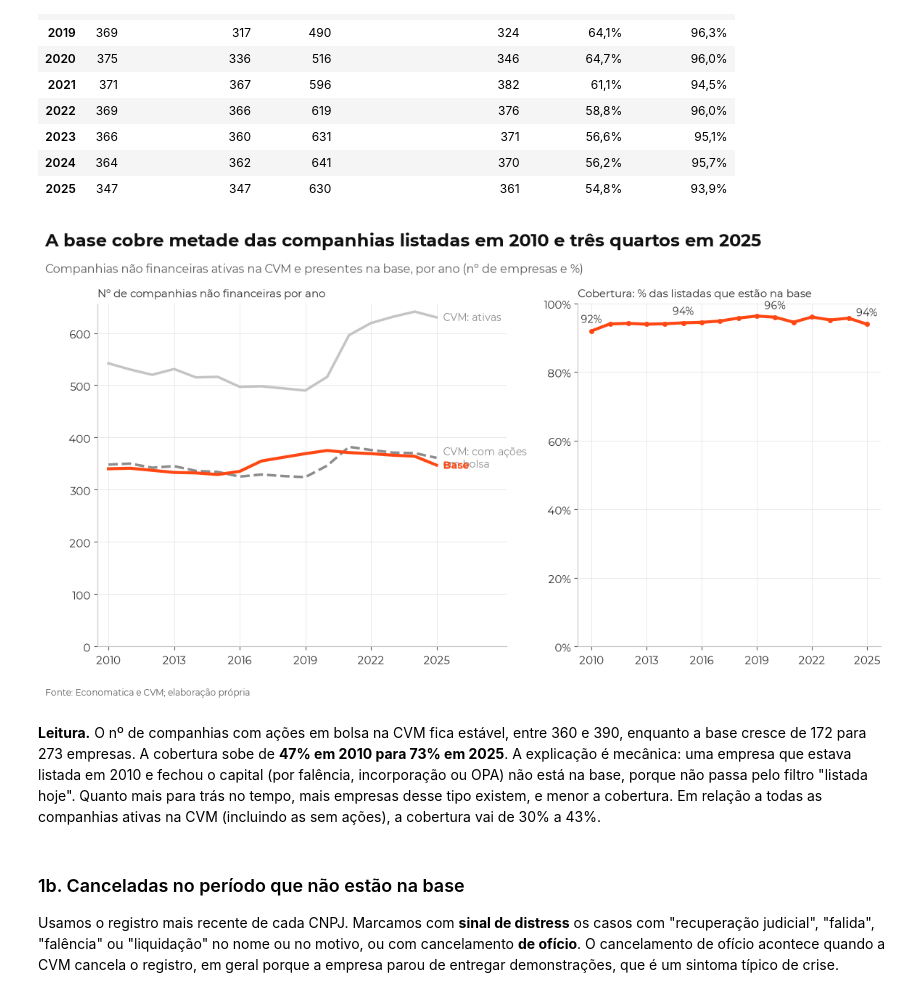
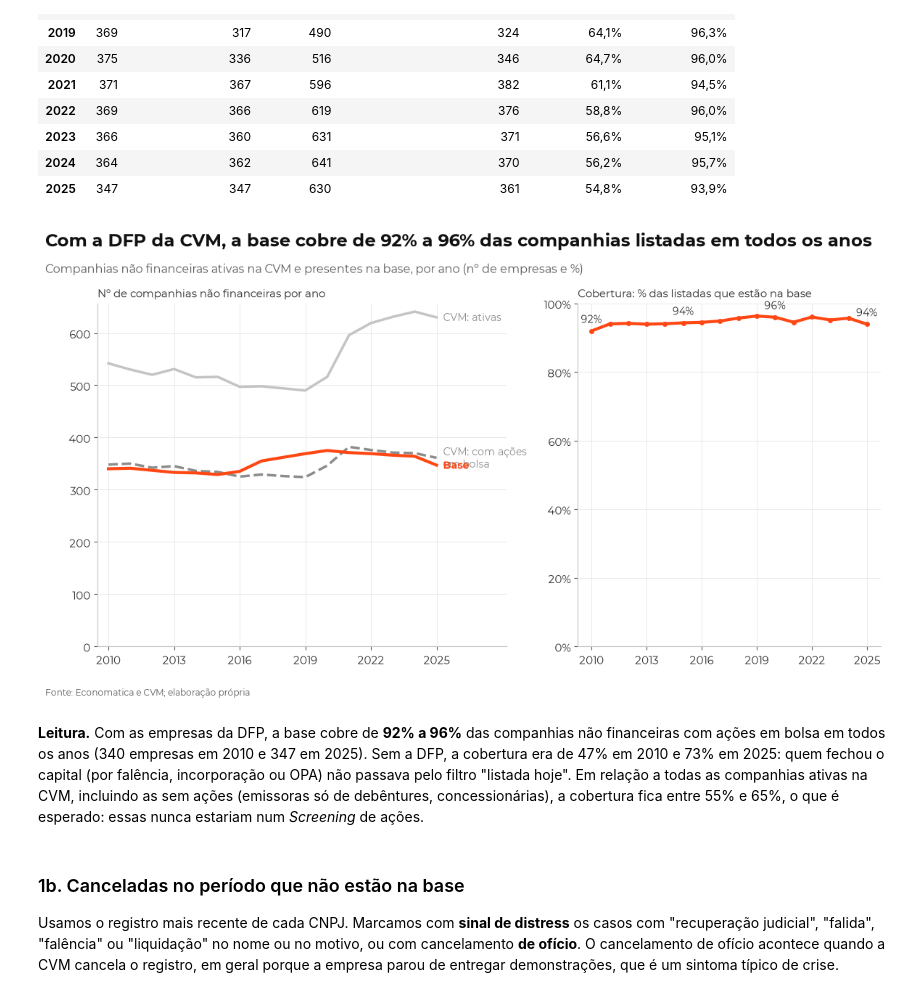
Before and after one commit to davibarbosaes-027/Projeto-2_CB, a Jupyter notebook: notebooks/03_exploratoria.ipynb, the cells around one changed output. Cells and saved outputs as stored; diff of their text form; code cells hidden in the pictures.

```diff
--- a/notebooks/03_exploratoria.ipynb
+++ b/notebooks/03_exploratoria.ipynb
@@ -66,14 +68,14 @@ cob.style.format({c: lambda x: style.pct_br(x, 1) for c in ['cobertura CVM', 'co
 | 2025 | 347 | 347 | 630 | 361 | 54,8% | 93,9% |
 # %%
 fig = eda.fig_cobertura(cob)
-style.titulos(fig, 'A base cobre metade das companhias listadas em 2010 e três quartos em 2025',
+style.titulos(fig, 'Com a DFP da CVM, a base cobre de 92% a 96% das companhias listadas em todos os anos',
               'Companhias não financeiras ativas na CVM e presentes na base, por ano (nº de empresas e %)')
 style.salvar(fig, 'fig01_cobertura_base_cvm')
 plt.show()
 # %% [output]
-[figure, old version]
+[figure, new version]
 # %% [markdown]
-**Leitura.** O nº de companhias com ações em bolsa na CVM fica estável, entre 360 e 390, enquanto a base cresce de 172 para 273 empresas. A cobertura sobe de **47% em 2010 para 73% em 2025**. A explicação é mecânica: uma empresa que estava listada em 2010 e fechou o capital (por falência, incorporação ou OPA) não está na base, porque não passa pelo filtro "listada hoje". Quanto mais para trás no tempo, mais empresas desse tipo existem, e menor a cobertura. Em relação a todas as companhias ativas na CVM (incluindo as sem ações), a cobertura vai de 30% a 43%.
+**Leitura.** Com as empresas da DFP, a base cobre de **92% a 96%** das companhias não financeiras com ações em bolsa em todos os anos (340 empresas em 2010 e 347 em 2025). Sem a DFP, a cobertura era de 47% em 2010 e 73% em 2025: quem fechou o capital (por falência, incorporação ou OPA) não passava pelo filtro "listada hoje". Em relação a todas as companhias ativas na CVM, incluindo as sem ações (emissoras só de debêntures, concessionárias), a cobertura fica entre 55% e 65%, o que é esperado: essas nunca estariam num *Screening* de ações.
 # %% [markdown]
 ### 1b. Canceladas no período que não estão na base
 
```
Also changed, not shown: parts of 20 cells of this notebook, 25 other files.
